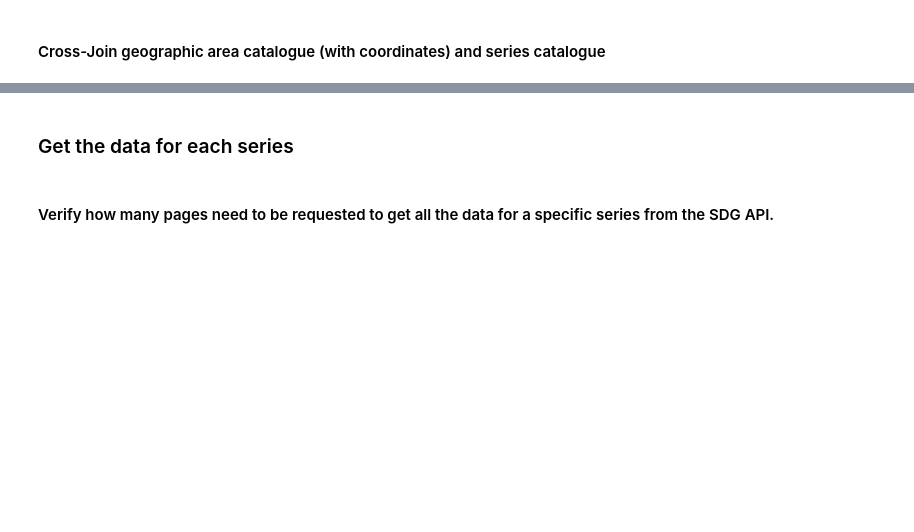
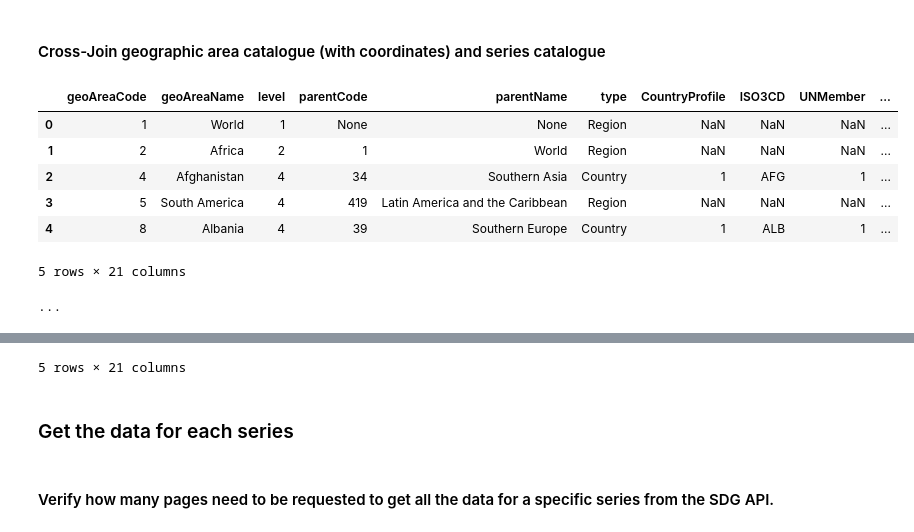
Before and after one commit to UNStats/FIS4SDGs, a Jupyter notebook: unsd/notebooks/FIS4SDG - 01 - Create CSV.ipynb, the cells around one changed output, grey strips where cells are left out. Saved outputs shown, nothing was run; the diff lists cells and outputs as text; code cells hidden in the pictures; blank space fills up the shorter version.

```diff
--- a/unsd/notebooks/FIS4SDG - 01 - Create CSV.ipynb
+++ b/unsd/notebooks/FIS4SDG - 01 - Create CSV.ipynb
@@ -466,7 +468,7 @@ series_list(release).head(4)
 #### Cross-Join geographic area catalogue (with coordinates) and series catalogue
 # %%
 def cross_geo_series(geoAreas, countryXY, seriesCode, release):
-    df1 = geoareas(geoAreas, countryXY)
+    df1 = geoareasXY(geoAreas, countryXY)
     df2 = series_list(release)
 
     df2 = df2.loc[df2['seriesCode']==seriesCode]
@@ -479,4 +481,16 @@ def cross_geo_series(geoAreas, countryXY, seriesCode, release):
 
     return x
 # %%
-cross_geo_series(geoAreas, wd_dir + 'CountryListXY.txt','SE_ACC_COMP','2019.Q1.G.02')
+x = cross_geo_series(geoAreas, wd_dir + 'CountryListXY.txt','SE_ACC_COMP','2019.Q1.G.02')
+x.head()
+print('...')
+x.tail()
+# %% [output]
+|  | geoAreaCode | geoAreaName | level | parentCode | parentName | type | CountryProfile | ISO3CD | UNMember | ... |
+| 0 | 1 | World | 1 | None | None | Region | NaN | NaN | NaN | ... |
+| 1 | 2 | Africa | 2 | 1 | World | Region | NaN | NaN | NaN | ... |
+| 2 | 4 | Afghanistan | 4 | 34 | Southern Asia | Country | 1 | AFG | 1 | ... |
+| 3 | 5 | South America | 4 | 419 | Latin America and the Caribbean | Region | NaN | NaN | NaN | ... |
+| 4 | 8 | Albania | 4 | 39 | Southern Europe | Country | 1 | ALB | 1 | ... |
+5 rows × 21 columns
+...
@@ -483,3 +503,4 @@ cross_geo_series(geoAreas, wd_dir + 'CountryListXY.txt','SE_ACC_COMP','2019.Q1.G
+5 rows × 21 columns
 # %% [markdown]
 ### Get the data for each series
 # %% [markdown]
```
Also changed, not shown: parts of 8 cells of this notebook, 1 other file.
